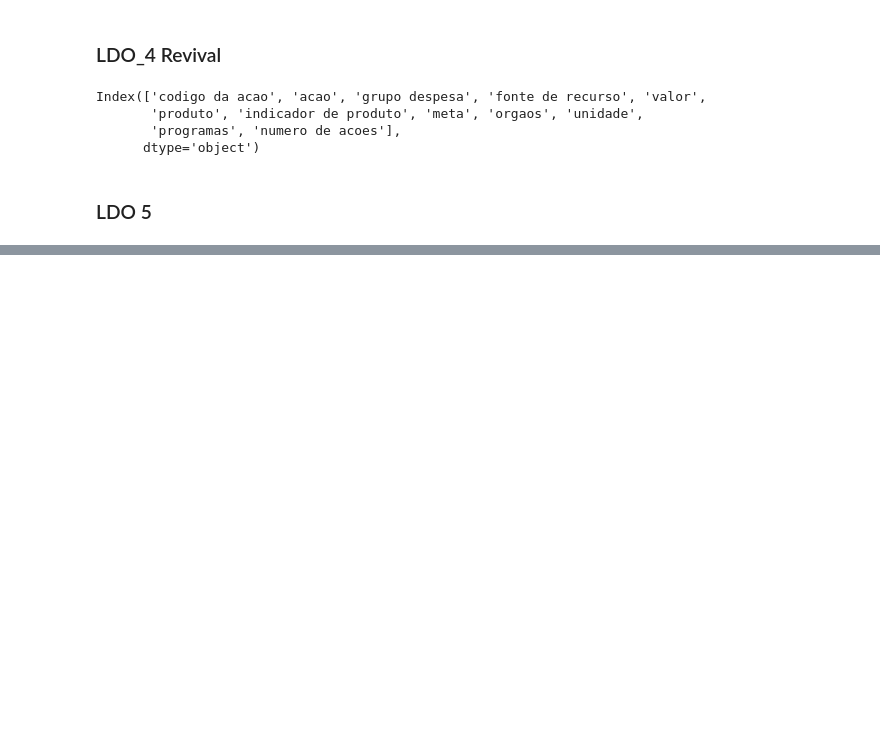
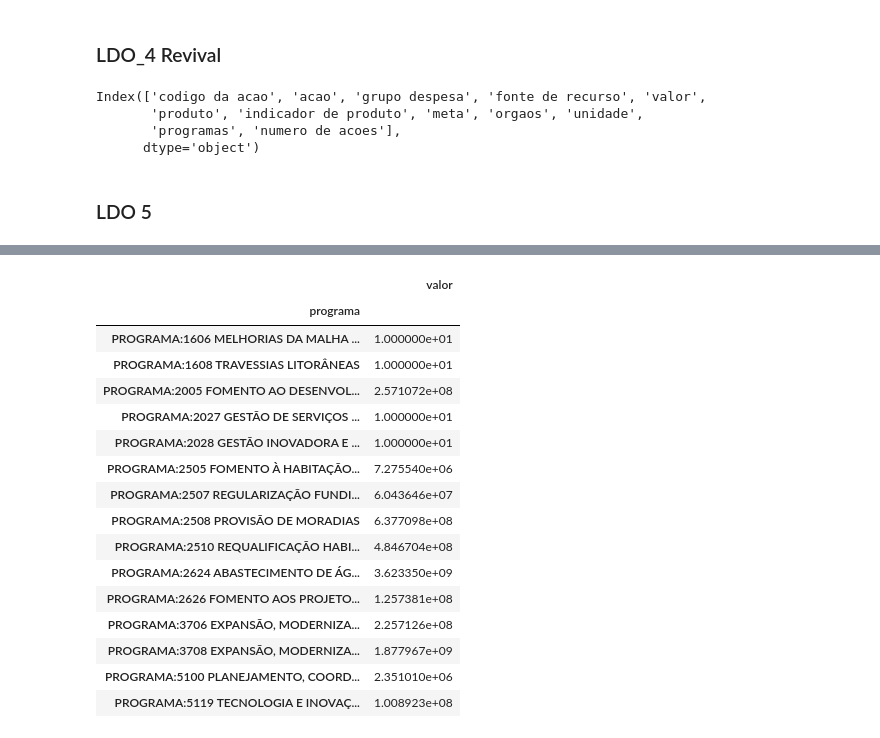
Before and after one commit to d116626/orcamento_sp, a Jupyter notebook: orcamentos/ldo.ipynb, the cells around one changed output, grey strips where cells are left out. Saved outputs shown, nothing was run; the diff lists cells and outputs as text; code cells hidden in the pictures; blank space fills up the shorter version.

```diff
--- a/orcamentos/ldo.ipynb
+++ b/orcamentos/ldo.ipynb
@@ -732,7 +732,7 @@ df = pd.read_excel('ldo_4.xlsx')
 ### test - '339-396'
 ### full - '846-869'
 
-dd = read_pdf('files/ldo_full.pdf', pages='846-849' ,multiple_tables=True, encoding='utf-8', lattice=True)
+dd = read_pdf('files/ldo_full.pdf', pages='846-869' ,multiple_tables=True, encoding='utf-8', lattice=True)
 # %%
 df = pd.DataFrame()
 
@@ -846 +856,19 @@ df_f['fonte de financiamento'] = np.where(df_f['fonte de financiamento']=='aaaaa
+# %%
+df_f['orgao'].fillna(method='ffill', inplace=True)
+df_f['empresa'].fillna(method='ffill', inplace=True)
+df_f['programa'].fillna(method='ffill', inplace=True)
+df_f['produto'].fillna(method='bfill', inplace=True)
+df_f['indicador de produto'].fillna(method='bfill', inplace=True)
+df_f['descricao'].fillna(method='bfill', inplace=True)
+df_f['acao'].fillna(method='ffill', inplace=True)
+df_f['numero da acao'].fillna(method='bfill', inplace=True)
+df_f['objetivo'].fillna(method='bfill', inplace=True)
+df_f['publico alvo'].fillna(method='bfill', inplace=True)
+
+
+mask = df_f['fonte de financiamento'].notna()
+
+df_f = df_f[mask].drop(columns = [0,1,3,4,5])
+
+df_f['valor'] = df_f['valor'].astype(float)
 # %%
@@ -865,0 +881,14 @@ df_f
+# %%
+cols = [
+    'orgao', 'empresa', 'programa',
+    'produto','indicador de produto', 'objetivo', 'descricao',  'publico alvo',
+    'numero da acao','acao', 'fonte de financiamento', 'valor'
+]
+
+df_f = df_f[cols]
+
+
+for col in df_f.columns:
+
+    if col!='valor':
+        df_f[col] = df_f[col].str.replace('\r',' ')
@@ -865,0 +897,20 @@ df_f
+# %%
+df_f.groupby(by='programa').sum()
+# %% [output]
+|  | valor |
+| programa |  |
+| PROGRAMA:1606 MELHORIAS DA MALHA ... | 1.000000e+01 |
+| PROGRAMA:1608 TRAVESSIAS LITORÂNEAS | 1.000000e+01 |
+| PROGRAMA:2005 FOMENTO AO DESENVOL... | 2.571072e+08 |
+| PROGRAMA:2027 GESTÃO DE SERVIÇOS ... | 1.000000e+01 |
+| PROGRAMA:2028 GESTÃO INOVADORA E ... | 1.000000e+01 |
+| PROGRAMA:2505 FOMENTO À HABITAÇÃO... | 7.275540e+06 |
+| PROGRAMA:2507 REGULARIZAÇÃO FUNDI... | 6.043646e+07 |
+| PROGRAMA:2508 PROVISÃO DE MORADIAS | 6.377098e+08 |
+| PROGRAMA:2510 REQUALIFICAÇÃO HABI... | 4.846704e+08 |
+| PROGRAMA:2624 ABASTECIMENTO DE ÁG... | 3.623350e+09 |
+| PROGRAMA:2626 FOMENTO AOS PROJETO... | 1.257381e+08 |
+| PROGRAMA:3706 EXPANSÃO, MODERNIZA... | 2.257126e+08 |
+| PROGRAMA:3708 EXPANSÃO, MODERNIZA... | 1.877967e+09 |
+| PROGRAMA:5100 PLANEJAMENTO, COORD... | 2.351010e+06 |
+| PROGRAMA:5119 TECNOLOGIA E INOVAÇ... | 1.008923e+08 |
```
Also changed, not shown: parts of 5 cells of this notebook, 1 other file.
